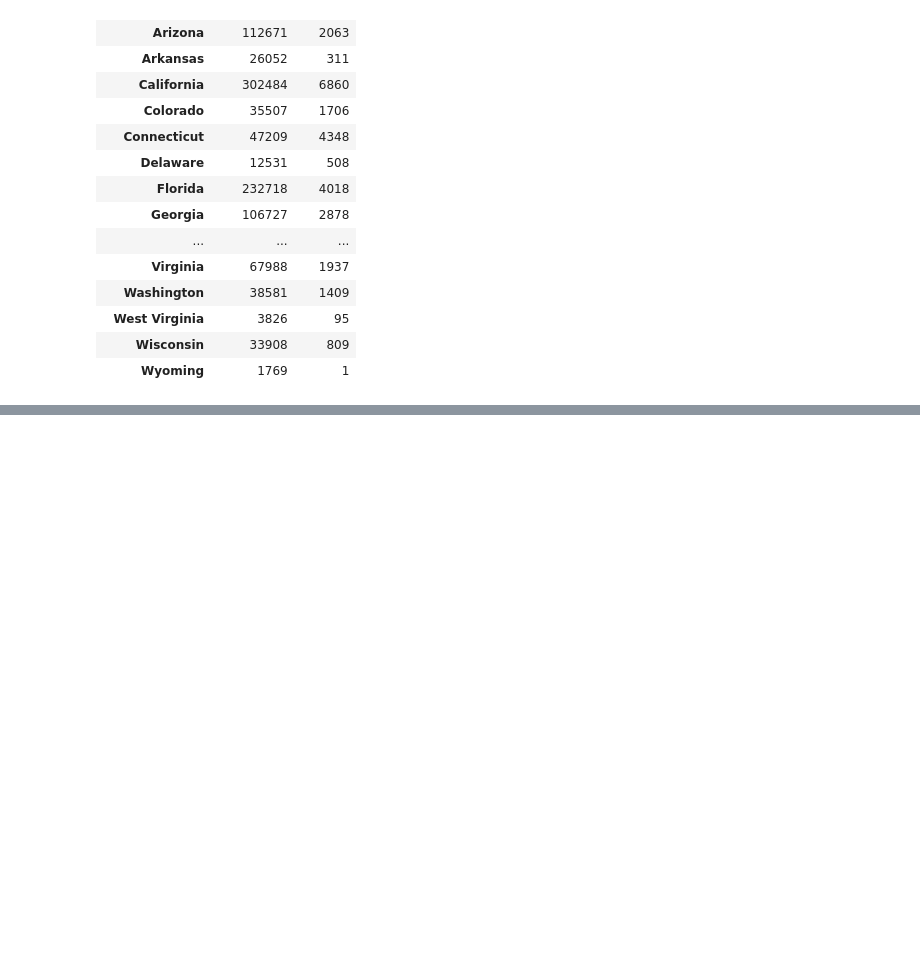
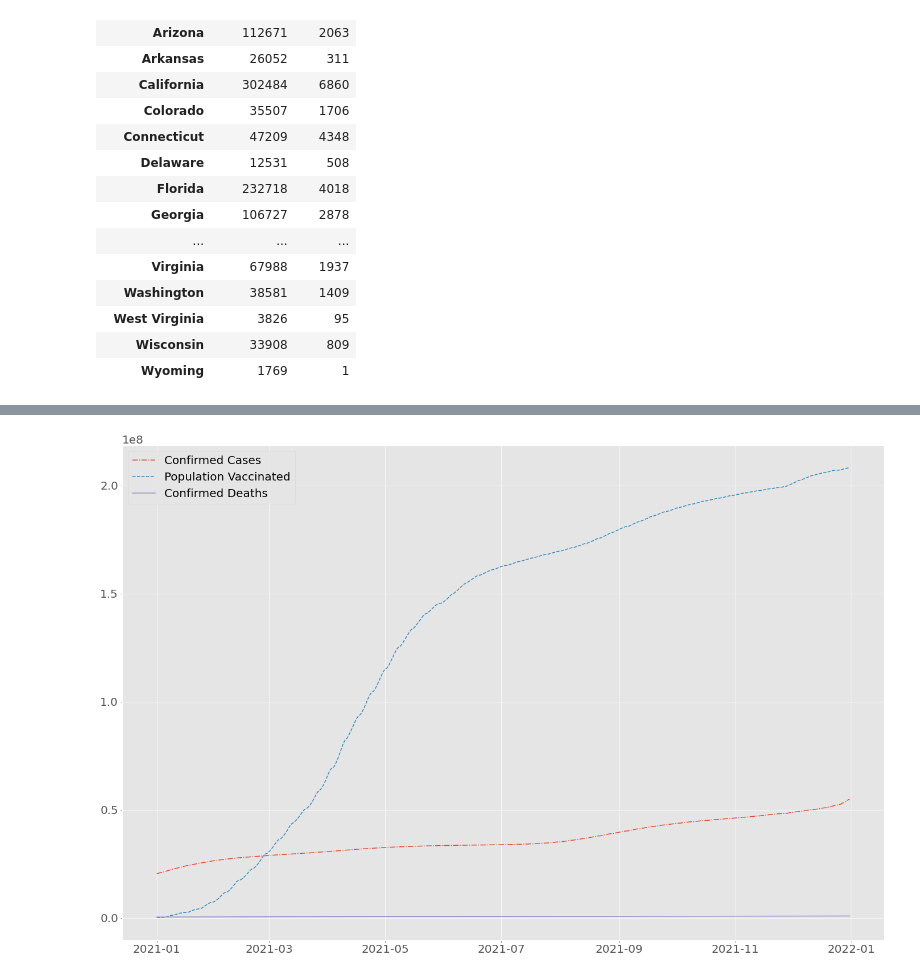
Before and after one commit to MechaBirdzilla/Project-1, a Jupyter notebook: dataframes.ipynb, the cells around one changed output, grey strips where cells are left out. Saved outputs shown, nothing was run; the diff lists cells and outputs as text; code cells hidden in the pictures; blank space fills up the shorter version.

```diff
--- a/dataframes.ipynb
+++ b/dataframes.ipynb
@@ -247,0 +211,3 @@ len(vaccination_clean_df)
+# %%
+# Creating the DataFrame from the CSV file - 2021 Oxford Database - USA by state
+vaccination_data_master_df = pd.read_csv("./Resources/oxford_data_2021.csv")
@@ -247,0 +253,28 @@ len(vaccination_clean_df)
+# %%
+# Create a copy of the DataFrame from the CSV file - 2021 Oxford Database - USA by state
+vaccination_cleanUSA_df = vaccination_data_master_df.copy()
+
+# Calculating the total population of USA based on the data extracted from Census API
+usa_population = census_pd['Population'].sum()
+
+# Converting the DateTime from CSV file to Date time.
+vaccination_cleanUSA_df['Date'] = pd.to_datetime(vaccination_cleanUSA_df['Date'], format='%Y%m%d', errors='coerce')
+vaccination_cleanUSA_df['Date'] = [d.date() for d in vaccination_cleanUSA_df["Date"]]
+
+# Filtering to get the national information from the database ('RegionName' is empty)
+vaccination_cleanUSA_df = vaccination_cleanUSA_df.loc[vaccination_cleanUSA_df["RegionName"].isna(),:]
+
+# Data Frame initialised only with the required columns
+vaccination_cleanUSA_df = vaccination_cleanUSA_df[["Date", "ConfirmedCases", "ConfirmedDeaths","PopulationVaccinated"]]
+
+# Calculating new columns of the Data Frame
+vaccination_cleanUSA_df["PopulationVaccinated (%)"] = vaccination_cleanUSA_df["PopulationVaccinated"]
+vaccination_cleanUSA_df["PopulationVaccinated"] = vaccination_cleanUSA_df["PopulationVaccinated"] / 100 * usa_population
+vaccination_cleanUSA_df["PopulationVaccinated"] = vaccination_cleanUSA_df["PopulationVaccinated"].astype(int)
+
+vaccination_cleanUSA_df["Ratio Deaths per Cases (%)"] = vaccination_cleanUSA_df["ConfirmedDeaths"]/vaccination_cleanUSA_df["ConfirmedCases"]
+vaccination_cleanUSA_df["Ratio Deaths per Vaccinated (%)"] = vaccination_cleanUSA_df["ConfirmedDeaths"]/vaccination_cleanUSA_df["PopulationVaccinated"]
+vaccination_cleanUSA_df["ConfirmedCases (%)"] = vaccination_cleanUSA_df["ConfirmedCases"] / usa_population
+vaccination_cleanUSA_df["ConfirmedDeaths (%)"] = vaccination_cleanUSA_df["ConfirmedDeaths"] / usa_population
+
+vaccination_cleanUSA_df
@@ -247,0 +295,12 @@ len(vaccination_clean_df)
+# %%
+# Plot the progress of Confirmed Cases and the Population being vaccinated over the year of 2021
+
+plt.figure(figsize=(24,16))
+
+plt.plot(vaccination_cleanUSA_df["Date"], vaccination_cleanUSA_df["ConfirmedCases"], label = "Confirmed Cases", linestyle="-.")
+plt.plot(vaccination_cleanUSA_df["Date"], vaccination_cleanUSA_df["PopulationVaccinated"],label = "Population Vaccinated", linestyle="--")
+plt.plot(vaccination_cleanUSA_df["Date"], vaccination_cleanUSA_df["ConfirmedDeaths"], label = "Confirmed Deaths", linestyle='-')
+plt.legend()
+plt.savefig(fname="./images/2021 - Deaths and Vaccinated and Confirmed Cases.png")
+# %% [output]
+[figure, added]
```
Also changed, not shown: parts of 45 cells of this notebook, 12 other files.
